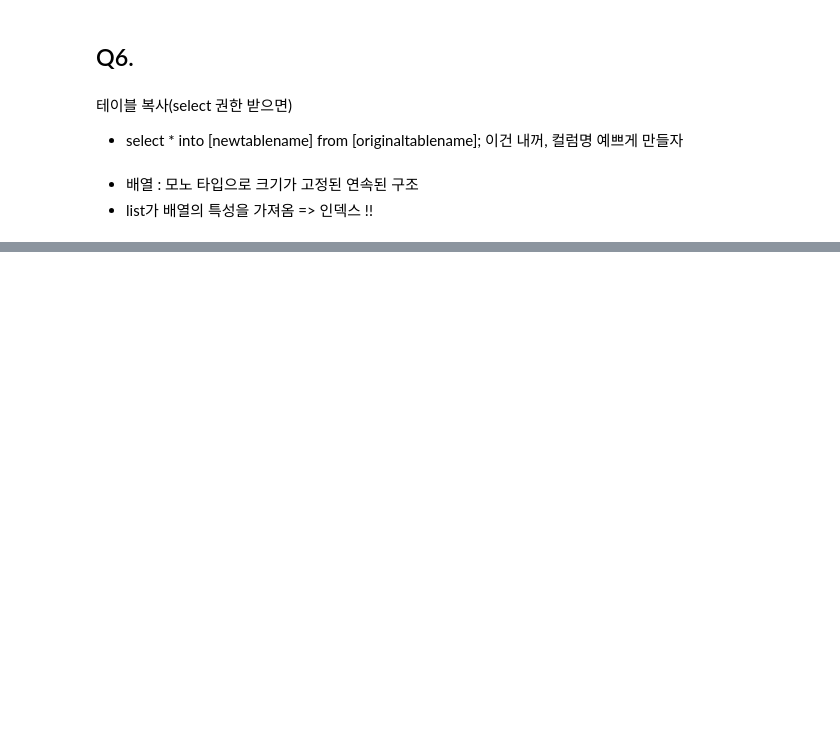
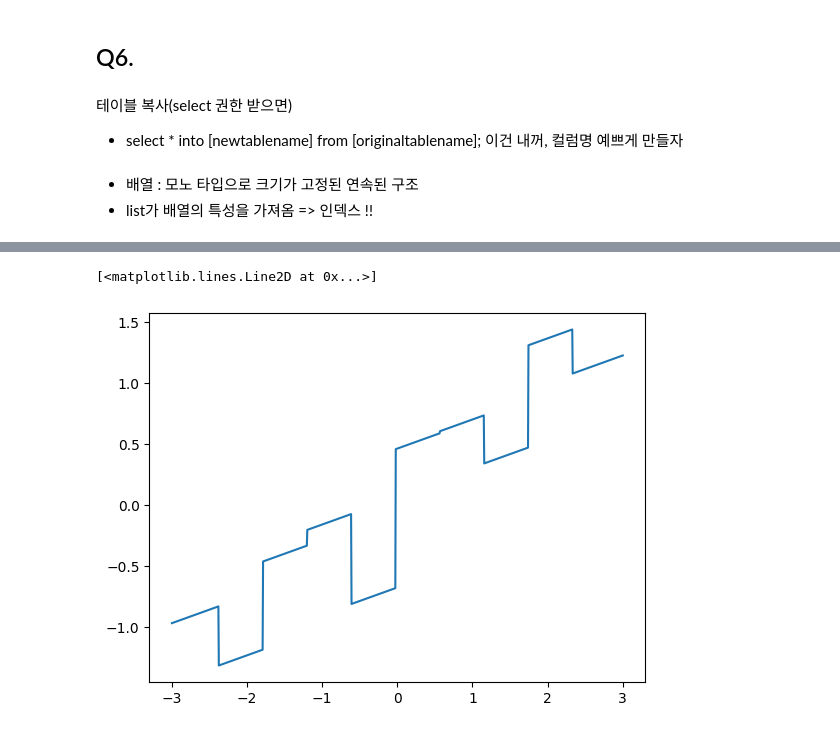
Before and after one commit to nang5587/Python, a Jupyter notebook: 머신러닝/ch04(a).ipynb, the cells around one changed output, grey strips where cells are left out. Saved outputs shown, nothing was run; the diff lists cells and outputs as text; code cells hidden in the pictures; blank space fills up the shorter version.

```diff
--- a/머신러닝/ch04(a).ipynb
+++ b/머신러닝/ch04(a).ipynb
@@ -161,0 +199,6 @@ occupation_ Exec-managerial: 0.019629802364583362
+# %%
+reg = LinearRegression().fit(X_combined, y)
+plt.plot(line, reg.predict(line_combined), label="선형회귀")
+# %% [output]
+[<matplotlib.lines.Line2D at 0x...>]
+[figure, added]
```
Also changed, not shown: parts of 21 cells of this notebook, 2 other files.
